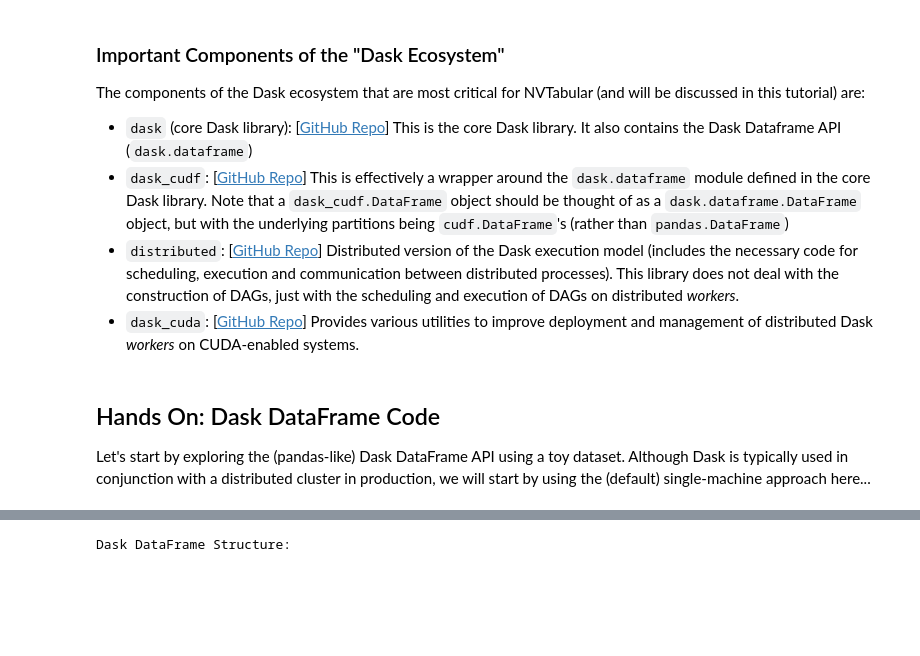
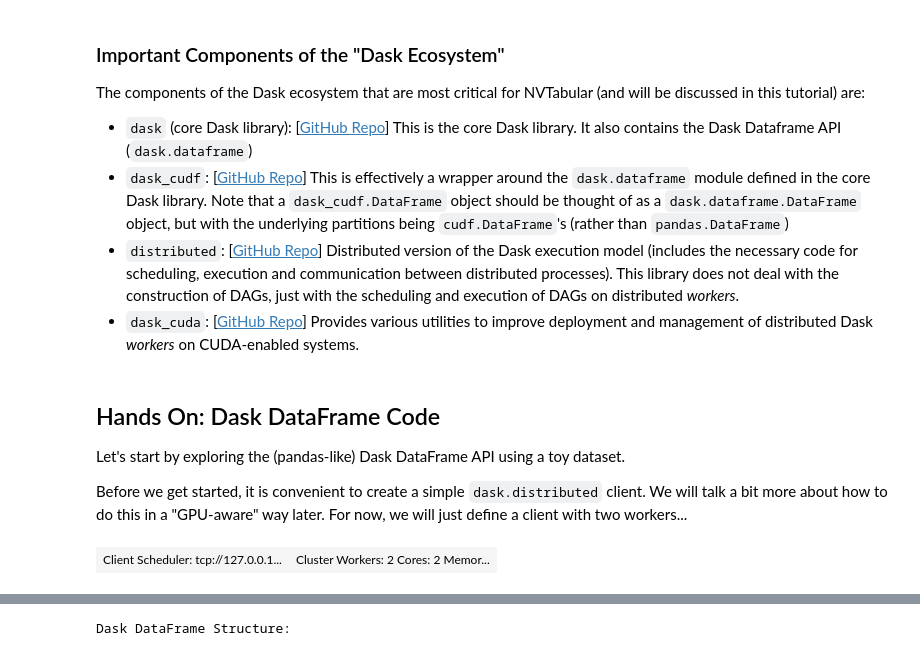
Before and after one commit to rjzamora/notebooks, a Jupyter notebook: nvtabular_dask_demo/Introduction_to_Dask.ipynb, the cells around one changed output, grey strips where cells are left out. Drawn from its saved outputs; the diff is of its cells as text; code cells hidden in the pictures; blank space fills up the shorter version.

Commit message:
use distributed client throughout

```diff
--- a/nvtabular_dask_demo/Introduction_to_Dask.ipynb
+++ b/nvtabular_dask_demo/Introduction_to_Dask.ipynb
@@ -55,4 +55,14 @@ The components of the Dask ecosystem that are most critical for NVTabular (and w
 # %% [markdown]
 ## Hands On: Dask DataFrame Code
 
-Let's start by exploring the (pandas-like) Dask DataFrame API using a toy dataset. Although Dask is typically used in conjunction with a distributed cluster in production, we will start by using the (default) single-machine approach here...
+Let's start by exploring the (pandas-like) Dask DataFrame API using a toy dataset.
+
+Before we get started, it is convenient to create a simple `dask.distributed` client.  We will talk a bit more about how to do this in a "GPU-aware" way later.  For now, we will just define a client with two workers...
+# %%
+from dask.distributed import Client
+
+client = Client(n_workers=2, threads_per_worker=1, memory_limit='1GB')
+
+client
+# %% [output]
+| Client Scheduler: tcp://127.0.0.1... | Cluster Workers: 2 Cores: 2 Memor... |
```
Also changed, not shown: parts of 11 cells of this notebook.
